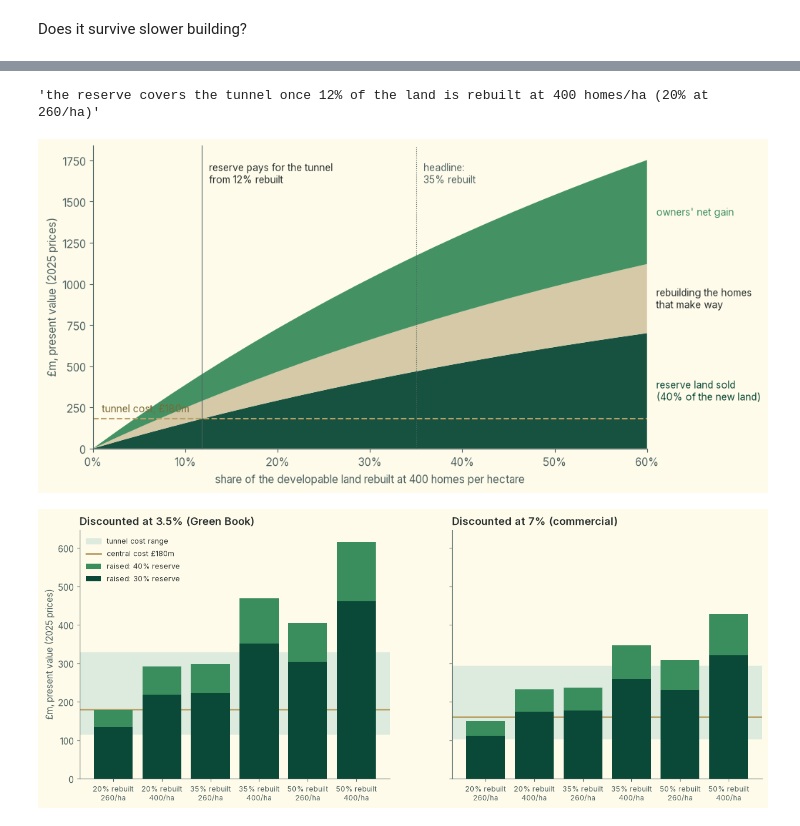
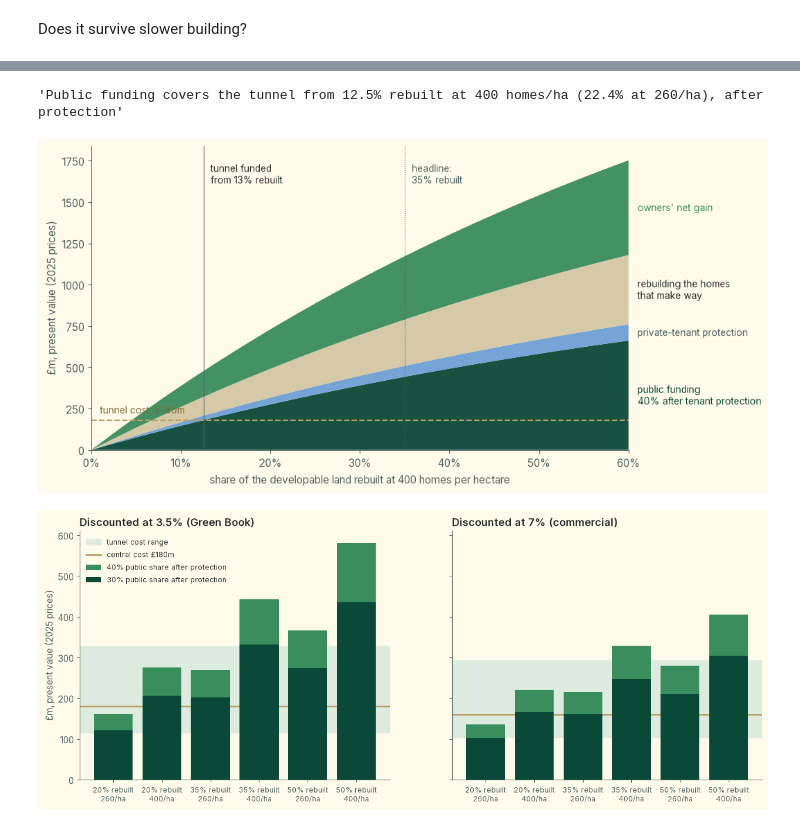
Before and after one commit to HenryDashwood/rotherhithe-to-canary-wharf-tunnel, a Jupyter notebook: nbs/06_viability.ipynb, the cells around one changed output, grey strips where cells are left out. Saved outputs shown, nothing was run; the diff lists cells and outputs as text; code cells hidden in the pictures.

```diff
--- a/nbs/06_viability.ipynb
+++ b/nbs/06_viability.ipynb
@@ -316,48 +571,57 @@ def split_at(share, target=400, reserve=0.4, rate=RATES[RATE]):
 # %%
-test_close(split_at(0.35)["reserve"], h["reserve PV " + RATE])  # matches the headline scenario
+test_close(split_at(0.35)["reserve"], h["reserve PV " + RATE])
 levels = pd.DataFrame({x: split_at(x) for x in np.linspace(0, 0.6, 121)}).T
 reserve_260 = pd.Series({x: split_at(x, target=260)["reserve"] for x in levels.index})
-breakeven = float(np.interp(tunnel, levels.reserve, levels.index))
-breakeven_260 = float(np.interp(tunnel, reserve_260, reserve_260.index))
-f"the reserve covers the tunnel once {breakeven:.0%} of the land is rebuilt at 400 homes/ha ({breakeven_260:.0%} at 260/ha)"
+
+
+def break_even(shares, funding, cost):
+    "Interpolate a monotone funding curve; return NaN if it never covers the cost."
+    assert np.all(np.diff(funding) >= 0), "Funding must be monotone for interpolation"
+    return float(np.interp(cost, funding, shares)) if max(funding) >= cost else np.nan
+
+
+test_eq(np.isnan(break_even([0, 0.6], [0, 100], 180)), True)
+breakeven = break_even(levels.index, levels.reserve, tunnel)
+breakeven_260 = break_even(reserve_260.index, reserve_260, tunnel)
+test_close(split_at(breakeven)["reserve"], tunnel, eps=0.05)
+test_close(split_at(breakeven_260, target=260)["reserve"], tunnel, eps=0.05)
+f"Public funding covers the tunnel from {breakeven:.1%} rebuilt at 400 homes/ha ({breakeven_260:.1%} at 260/ha), after protection"
 # %% [output]
-'the reserve covers the tunnel once 12% of the land is rebuilt at 400 homes/ha (20% at 260/ha)'
+'Public funding covers the tunnel from 12.5% rebuilt at 400 homes/ha (22.4% at 260/ha), after protection'
 # %%
-fig, ax = plt.subplots(figsize=(10, 5.5))
+fig, ax = plt.subplots(figsize=(10, 5.7))
 x = levels.index * 100
 ax.stackplot(
-    x, levels.reserve, levels.rebuild, levels.owners,
-    colors=[COLOURS["ink"], COLOURS["rest"], COLOURS["green"]], alpha=0.95,
-)  # fmt: skip
+    x,
+    levels.reserve,
+    levels.tenant_support,
+    levels.rebuild,
+    levels.owners,
+    colors=[COLOURS["ink"], COLOURS["housing"], COLOURS["rest"], COLOURS["green"]],
+    alpha=0.95,
+)
 ax.axhline(tunnel, color=COLOURS["other"], lw=1.5, ls="--")
 ax.axvline(breakeven * 100, color=COLOURS["text"], lw=0.8)
 ax.axvline(35, color=COLOURS["text"], lw=0.8, ls=":")
 label = {"fontsize": 10, "va": "center"}
 right = x[-1]
+edge = levels.iloc[-1]
+ax.text(right + 1, edge.reserve / 2, "public funding\n40% after tenant protection", color=COLOURS["ink"], **label)
+ax.text(right + 1, edge.reserve + edge.tenant_support / 2, "private-tenant protection", color=COLOURS["text"], **label)
 ax.text(
-    right + 1, levels.reserve.iloc[-1] / 2, "reserve land sold\n(40% of the new land)", color=COLOURS["ink"], **label
+    right + 1, edge.reserve + edge.tenant_support + edge.rebuild / 2, "rebuilding the homes\nthat make way", **label
 )
-ax.text(
-    right + 1, levels.reserve.iloc[-1] + levels.rebuild.iloc[-1] / 2, "rebuilding the homes\nthat make way", **label
-)
-ax.text(
-    right + 1, levels.land.iloc[-1] - levels.owners.iloc[-1] / 2, "owners' net gain", color=COLOURS["green"], **label
-)
+ax.text(right + 1, edge.land - edge.owners / 2, "owners' net gain", color=COLOURS["green"], **label)
 ax.text(1, tunnel + 40, f"tunnel cost, £{tunnel:.0f}m", color="#7A6A35", fontsize=10)
-ax.text(
-    breakeven * 100 + 0.8,
-    levels.land.max() * 0.92,
-    f"reserve pays for the tunnel\nfrom {breakeven:.0%} rebuilt",
-    fontsize=10,
-)
+ax.text(breakeven * 100 + 0.8, levels.land.max() * 0.92, f"tunnel funded\nfrom {breakeven:.0%} rebuilt", fontsize=10)
 ax.text(35.8, levels.land.max() * 0.92, "headline:\n35% rebuilt", fontsize=10, color=COLOURS["text"])
 ax.set(xlim=(0, right), ylim=(0, None))
 ax.xaxis.set_major_formatter(lambda v, _: f"{v:.0f}%")
 ax.set_xlabel("share of the developable land rebuilt at 400 homes per hectare")
 ax.set_ylabel(f"£m, present value ({PRICE_YEAR} prices)")
 fig.savefig(FIGURES / "readjustment_levels.png")
 # %% [output]
-[figure, old version]
+[figure, new version]
 # %%
 fig, axes = plt.subplots(1, 2, figsize=(15, 5.5), sharey=True)
 labelled = central.assign(label=[f"{s:.0%} rebuilt\n{t}/ha" for s, t in zip(central.share, central.target)])
@@ -367,12 +631,12 @@ for ax, rate in zip(axes, RATES):
     ax.axhspan(c["low"], c["high"], color=COLOURS["pale"], label="tunnel cost range")
     ax.axhline(c["central"], color=COLOURS["other"], lw=2, label=f"central cost £{c['central']:.0f}m")
     x = np.arange(len(wide))
-    ax.bar(x, wide[0.4], color=COLOURS["green"], label="raised: 40% reserve", zorder=3)
-    ax.bar(x, wide[0.3], color=COLOURS["ink"], label="raised: 30% reserve", zorder=3)
+    ax.bar(x, wide[0.4], color=COLOURS["green"], label="40% public share after protection", zorder=3)
+    ax.bar(x, wide[0.3], color=COLOURS["ink"], label="30% public share after protection", zorder=3)
     ax.set_xticks(x, wide.index, fontsize=9)
     ax.set_title(f"Discounted at {rate}", fontsize=13)
 axes[0].set_ylabel(f"£m, present value ({PRICE_YEAR} prices)")
 axes[0].legend(loc="upper left", fontsize=9)
 fig.savefig(FIGURES / "funding_vs_cost.png")
 # %% [output]
-[figure, old version]
+[figure, new version]
```
Also changed, not shown: parts of 21 cells of this notebook, 5 other files.
